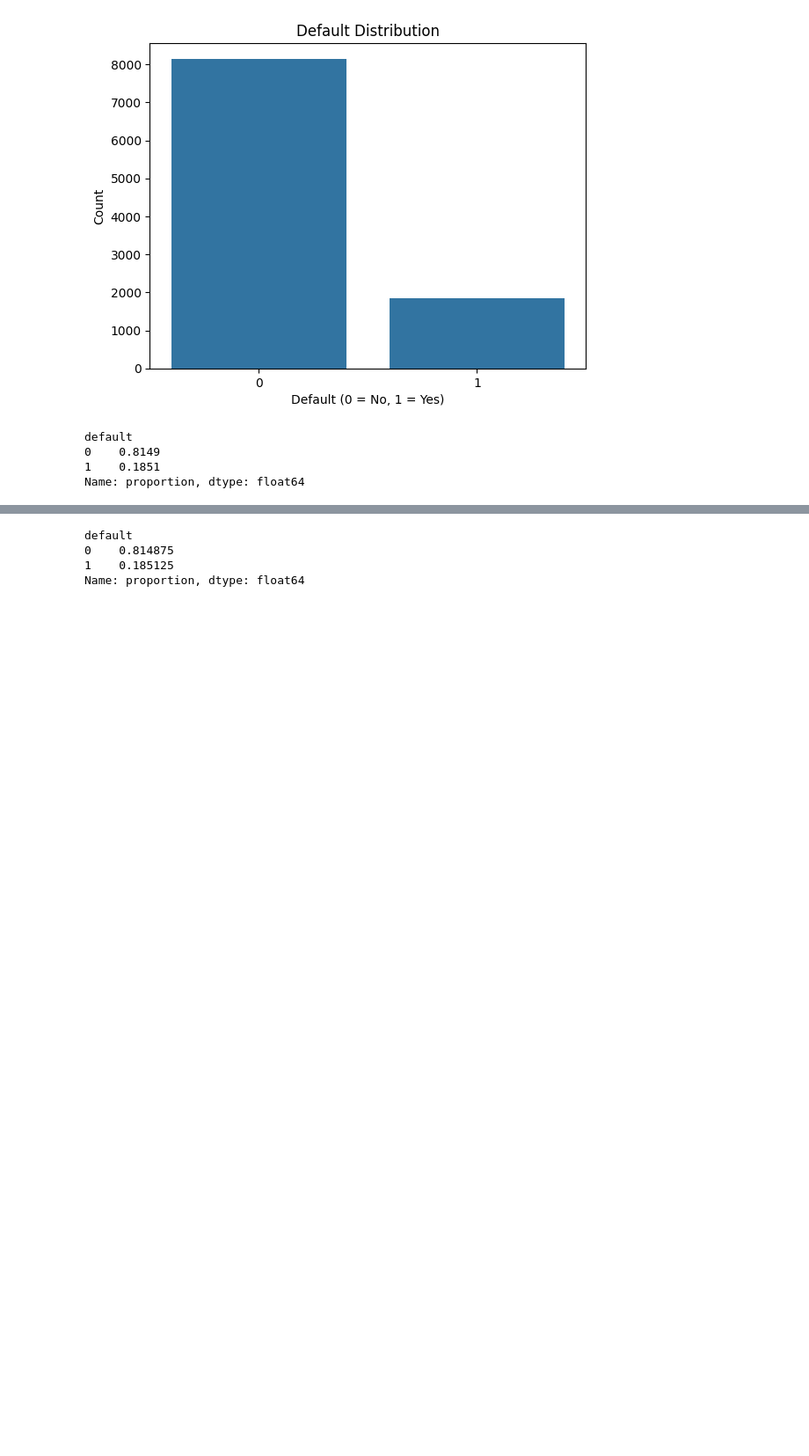
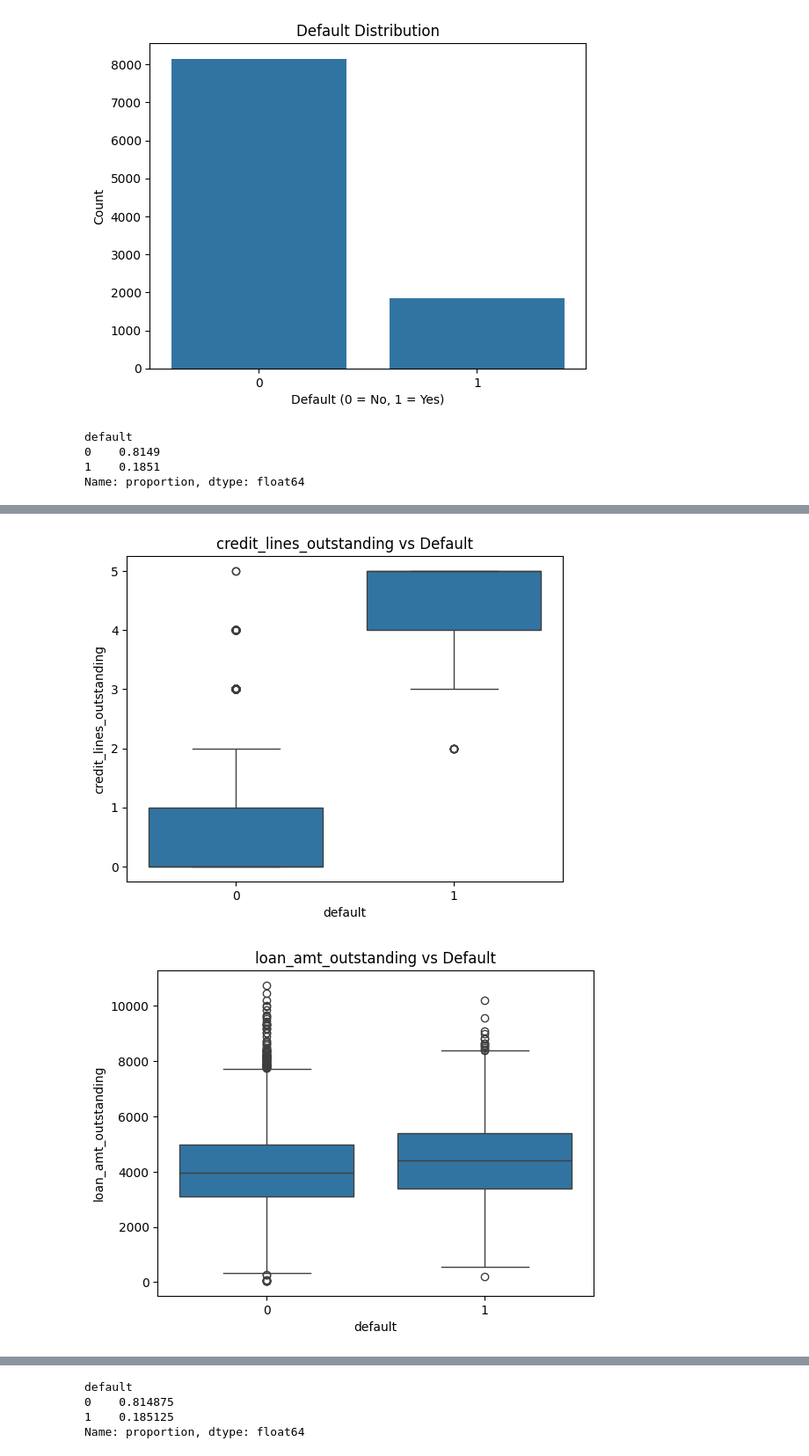
Before and after one commit to quantum-coderX/jpmorgan-quant-forage, a Jupyter notebook: notebooks/task_3_4.ipynb, the cells around one changed output, grey strips where cells are left out. Shown: that part at 88% size. Saved outputs shown, nothing was run; the diff lists cells and outputs as text; code cells hidden in the pictures; blank space fills up the shorter version.

```diff
--- a/notebooks/task_3_4.ipynb
+++ b/notebooks/task_3_4.ipynb
@@ -84,0 +101,8 @@ Name: proportion, dtype: float64
+# %%
+for col in numerical_features:
+    sns.boxplot(x='default', y=col, data=df)
+    plt.title(f'{col} vs Default')
+    plt.show()
+# %% [output]
+[figure, added]
+[figure, added]
```
Also changed, not shown: parts of 5 cells of this notebook.
